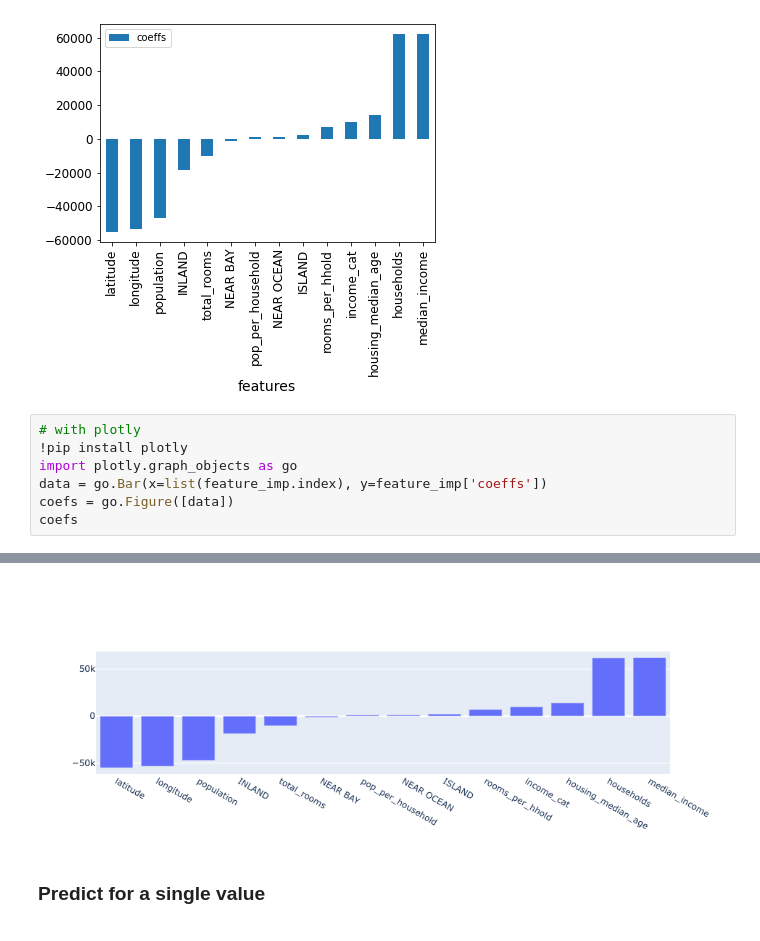
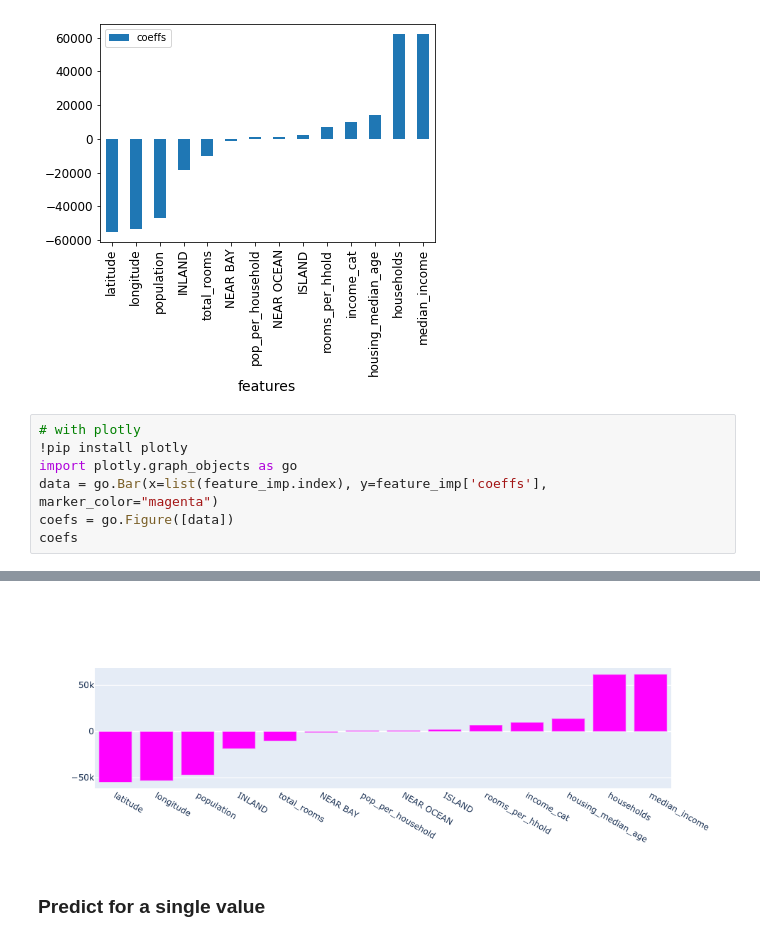
Before and after one commit to tanvithakur94/502-california-housing-regression, a Jupyter notebook: analysis/california-housing-simplified.ipynb, the cells around one changed output, grey strips where cells are left out. Cells and saved outputs as stored; diff of their text form.

```diff
--- a/analysis/california-housing-simplified.ipynb
+++ b/analysis/california-housing-simplified.ipynb
@@ -449,7 +449,7 @@ feature_imp.plot(kind='bar');
 # with plotly
 !pip install plotly
 import plotly.graph_objects as go
-data = go.Bar(x=list(feature_imp.index), y=feature_imp['coeffs'])
+data = go.Bar(x=list(feature_imp.index), y=feature_imp['coeffs'], marker_color="magenta")
 coefs = go.Figure([data])
 coefs
 # %% [output]
@@ -464,4 +459,4 @@ Successfully installed plotly-5.7.0 tenacity-8.0.1
-[figure, old version]
+[figure, new version]
 # %% [markdown]
 ### Predict for a single value
 # %%
```
Also changed, not shown: parts of 12 cells of this notebook, 4 other files.
